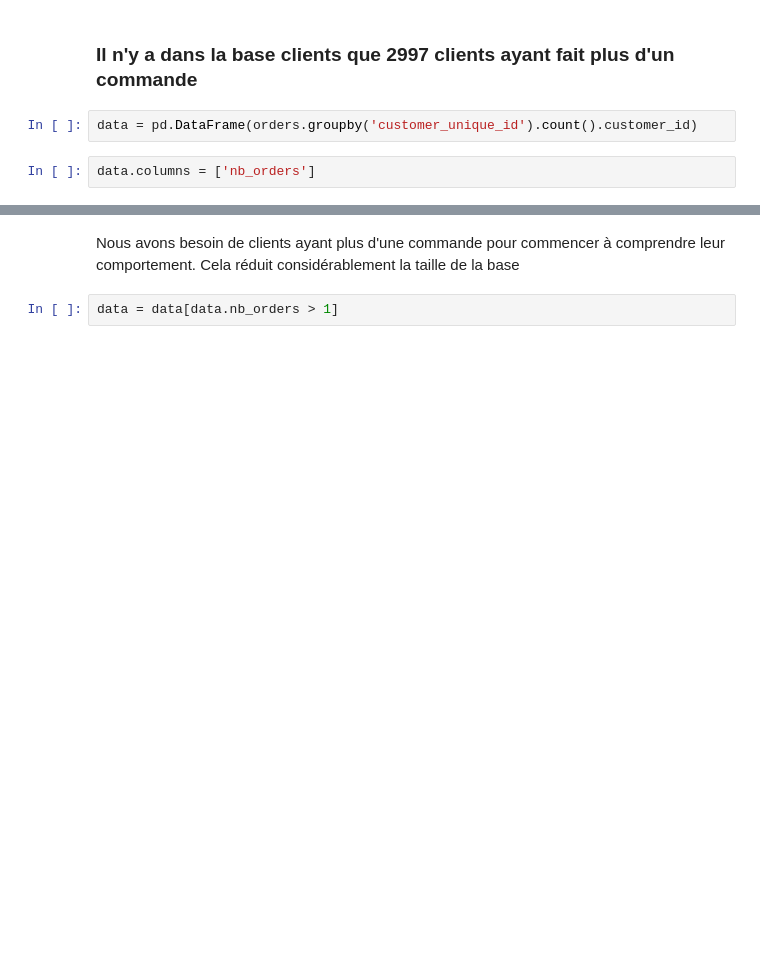
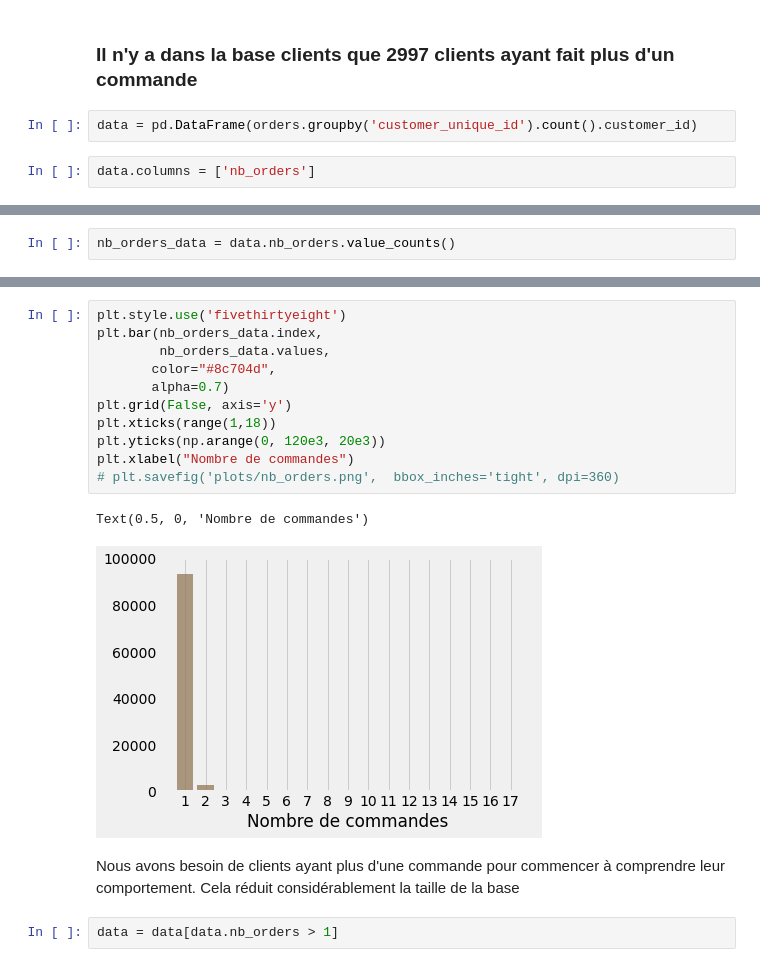
Before and after one commit to khub41/OC_P05, a Jupyter notebook: analyse_exploratoire.ipynb, the cells around one changed output, grey strips where cells are left out. Saved outputs shown, nothing was run; the diff lists cells and outputs as text; blank space fills up the shorter version.

Commit message:
graphes suppl et adaptés au thème PPT

```diff
--- a/analyse_exploratoire.ipynb
+++ b/analyse_exploratoire.ipynb
@@ -304,0 +311,2 @@ data.columns = ['nb_orders']
+# %%
+nb_orders_data = data.nb_orders.value_counts()
@@ -305,3 +326,17 @@ data.columns = ['nb_orders']
+# %%
+plt.style.use('fivethirtyeight')
+plt.bar(nb_orders_data.index,
+        nb_orders_data.values,
+       color="#8c704d",
+       alpha=0.7)
+plt.grid(False, axis='y')
+plt.xticks(range(1,18))
+plt.yticks(np.arange(0, 120e3, 20e3))
+plt.xlabel("Nombre de commandes")
+# plt.savefig('plots/nb_orders.png',  bbox_inches='tight', dpi=360)
+# %% [output]
+Text(0.5, 0, 'Nombre de commandes')
+[figure, added]
 # %% [markdown]
 Nous avons besoin de clients ayant plus d'une commande pour commencer à comprendre leur comportement. Cela réduit considérablement la taille de la base
 # %%
```
Also changed, not shown: parts of 18 cells of this notebook, 1 other file.
